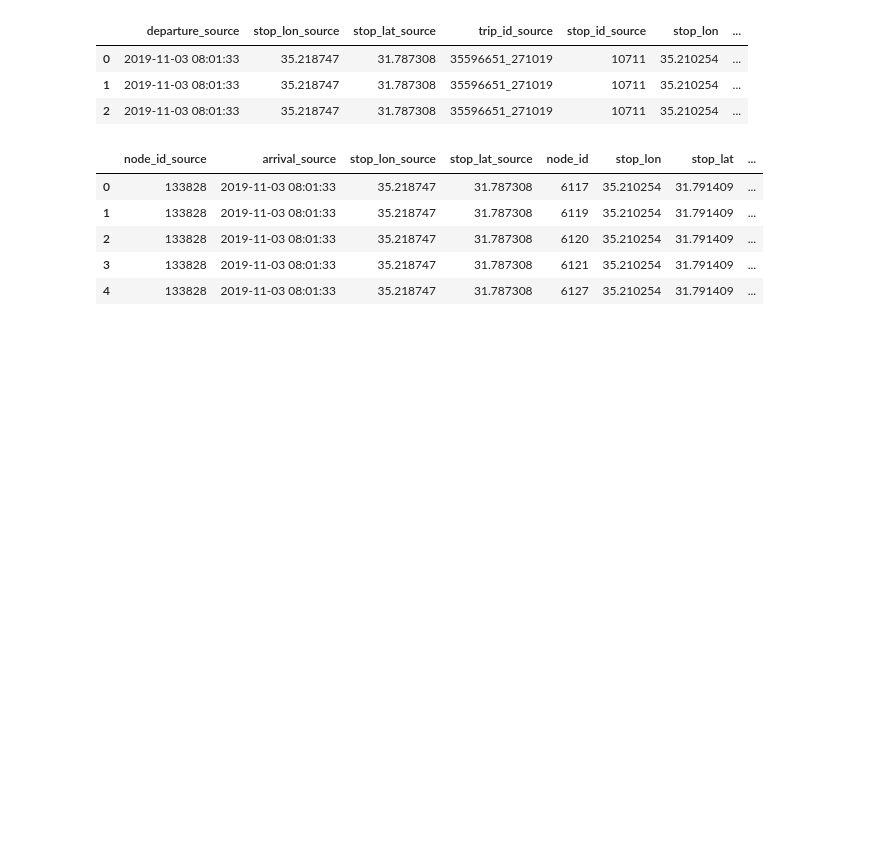
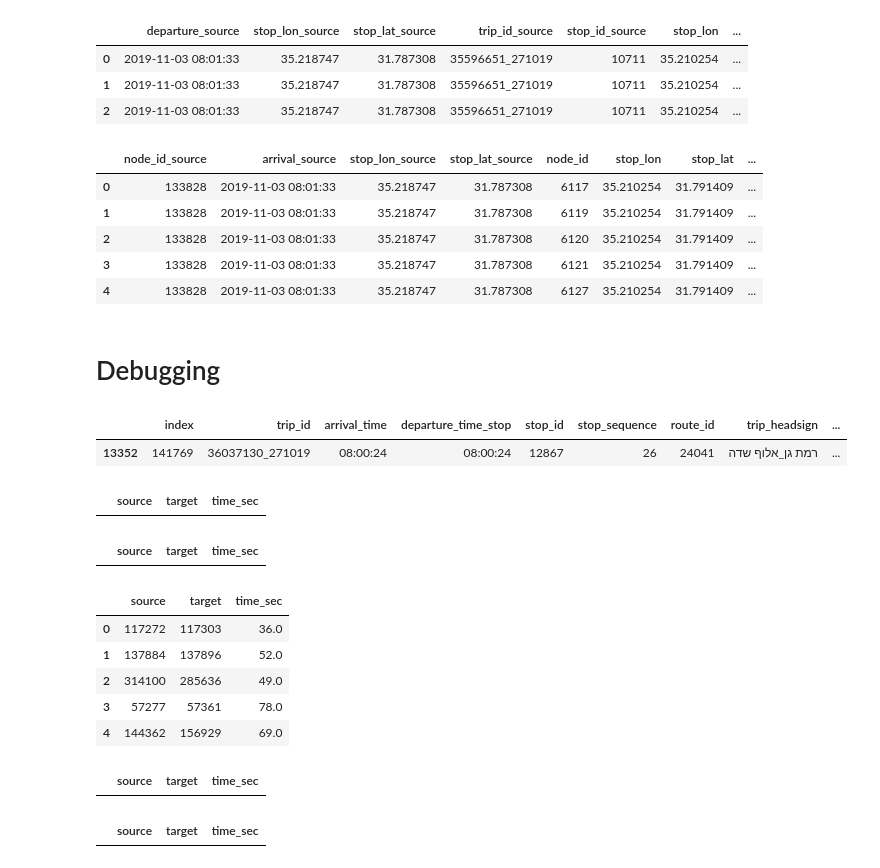
Before and after one commit to daniellebs/accessibility-vis, a Jupyter notebook: data_processing/notebooks/Handle-Graph-Outputs.ipynb, the cells around one changed output. Saved outputs shown, nothing was run; the diff lists cells and outputs as text; code cells hidden in the pictures; blank space fills up the shorter version.

```diff
--- a/data_processing/notebooks/Handle-Graph-Outputs.ipynb
+++ b/data_processing/notebooks/Handle-Graph-Outputs.ipynb
@@ -106,3 +106,39 @@ dists_from_example_source_df.head()
 | 2 | 133828 | 2019-11-03 08:01:33 | 35.218747 | 31.787308 | 6120 | 35.210254 | 31.791409 | ... |
 | 3 | 133828 | 2019-11-03 08:01:33 | 35.218747 | 31.787308 | 6121 | 35.210254 | 31.791409 | ... |
 | 4 | 133828 | 2019-11-03 08:01:33 | 35.218747 | 31.787308 | 6127 | 35.210254 | 31.791409 | ... |
+# %% [markdown]
+# Debugging
+# %%
+nodes_df[nodes_df['node_id'] == 13352]
+# %% [output]
+|  | index | trip_id | arrival_time | departure_time_stop | stop_id | stop_sequence | route_id | trip_headsign | ... |
+| 13352 | 141769 | 36037130_271019 | 08:00:24 | 08:00:24 | 12867 | 26 | 24041 | רמת גן_אלוף שדה | ... |
+# %%
+transfers_df[transfers_df['source'] == 13352]
+# %% [output]
+|  | source | target | time_sec |
+# %%
+transfers_df[transfers_df['target'] == 13352]
+# %% [output]
+|  | source | target | time_sec |
+# %%
+direct_edges = pickle.load(open(OUTPUT_PATH + FILES_PREFIX + '_direct_edges.pkl', 'rb'))
+# %%
+direct_edges_df = pd.DataFrame(direct_edges, columns=['source', 'target', 'time_sec'])
+# %%
+direct_edges_df.head()
+# %% [output]
+|  | source | target | time_sec |
+| 0 | 117272 | 117303 | 36.0 |
+| 1 | 137884 | 137896 | 52.0 |
+| 2 | 314100 | 285636 | 49.0 |
+| 3 | 57277 | 57361 | 78.0 |
+| 4 | 144362 | 156929 | 69.0 |
+# %%
+direct_edges_df[direct_edges_df['source'] == 13352]
+# %% [output]
+|  | source | target | time_sec |
+# %%
+direct_edges_df[direct_edges_df['target'] == 13352]
+# %% [output]
+|  | source | target | time_sec |
```
Also changed, not shown: 1 other file.
